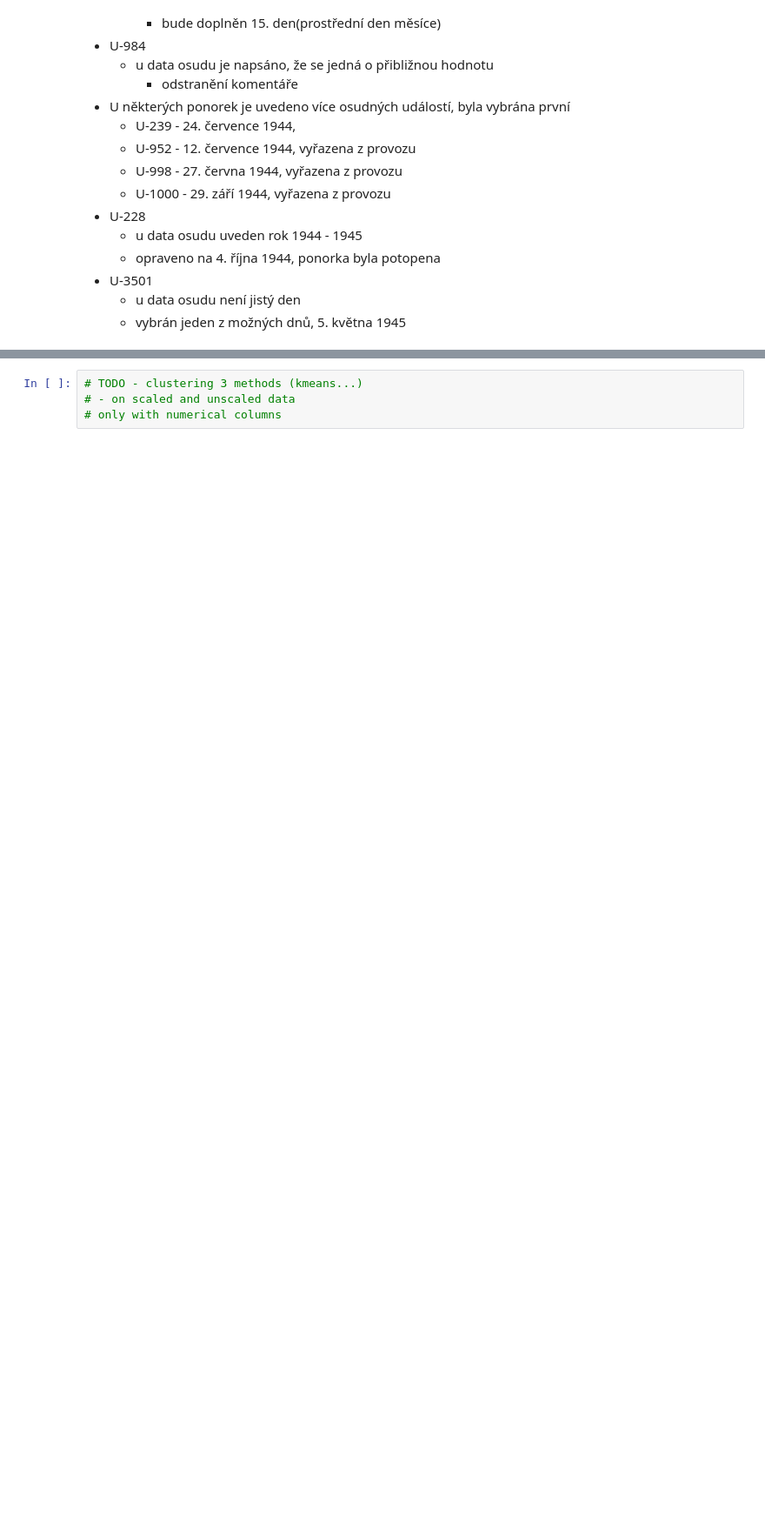
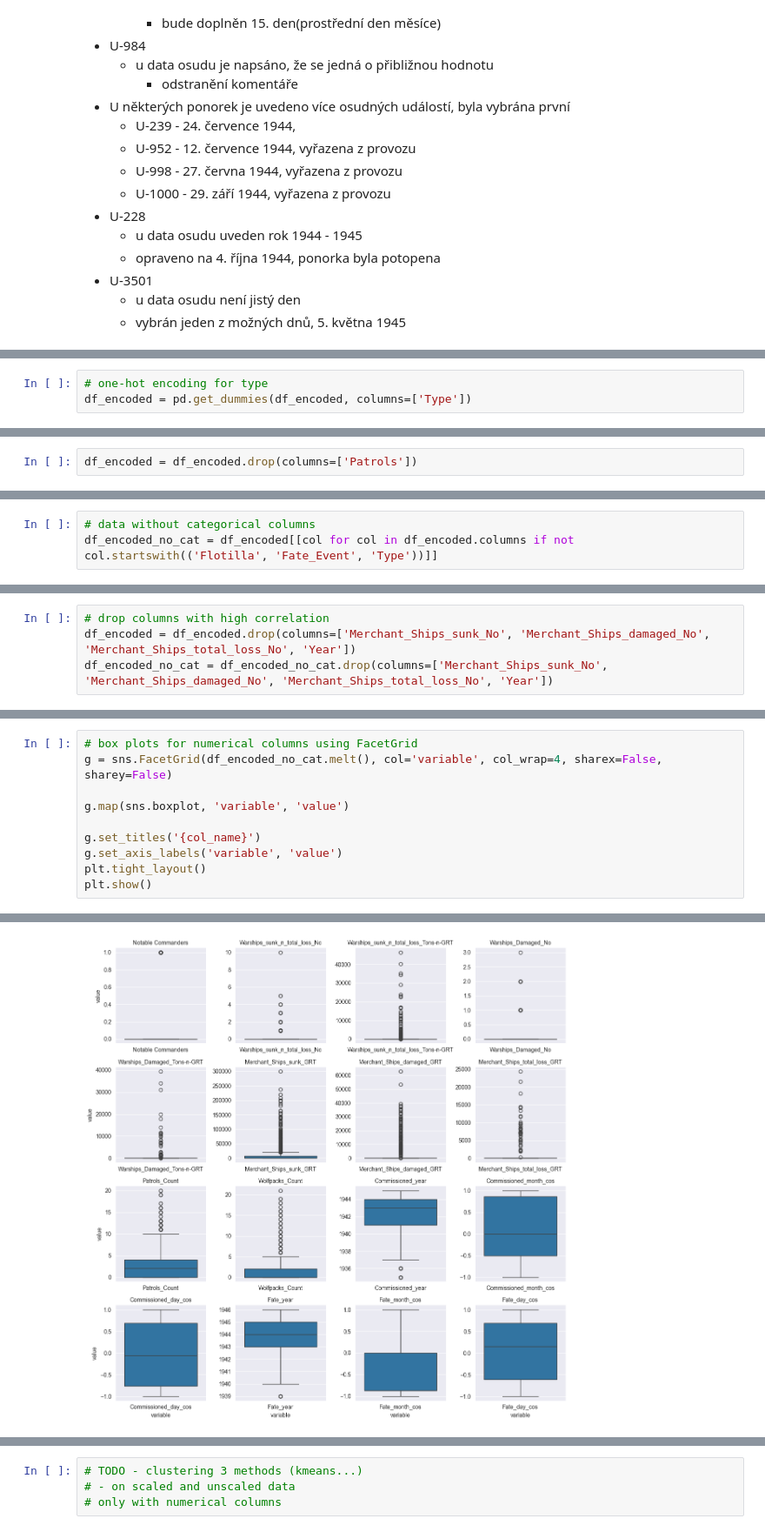
Before and after one commit to CMinusBool/SUU, a Jupyter notebook: clustering Project/clustering.ipynb, the cells around one changed output, grey strips where cells are left out. Shown at 87% size. Saved outputs shown, nothing was run; the diff lists cells and outputs as text; blank space fills up the shorter version.

```diff
--- a/clustering Project/clustering.ipynb
+++ b/clustering Project/clustering.ipynb
@@ -371,0 +614,3 @@ print_columns_descrbition(df)
+# %%
+# one-hot encoding for type
+df_encoded = pd.get_dummies(df_encoded, columns=['Type'])
@@ -371,0 +619,2 @@ print_columns_descrbition(df)
+# %%
+df_encoded = df_encoded.drop(columns=['Patrols'])
@@ -371,0 +675,3 @@ print_columns_descrbition(df)
+# %%
+# data without categorical columns
+df_encoded_no_cat = df_encoded[[col for col in df_encoded.columns if not col.startswith(('Flotilla', 'Fate_Event', 'Type'))]]
@@ -371,0 +721,4 @@ print_columns_descrbition(df)
+# %%
+# drop columns with high correlation
+df_encoded = df_encoded.drop(columns=['Merchant_Ships_sunk_No', 'Merchant_Ships_damaged_No', 'Merchant_Ships_total_loss_No', 'Year'])
+df_encoded_no_cat = df_encoded_no_cat.drop(columns=['Merchant_Ships_sunk_No', 'Merchant_Ships_damaged_No', 'Merchant_Ships_total_loss_No', 'Year'])
@@ -371,0 +732,11 @@ print_columns_descrbition(df)
+# %%
+# box plots for numerical columns using FacetGrid
+g = sns.FacetGrid(df_encoded_no_cat.melt(), col='variable', col_wrap=4, sharex=False, sharey=False)
+
+g.map(sns.boxplot, 'variable', 'value')
+
+g.set_titles('{col_name}')
+g.set_axis_labels('variable', 'value')
+plt.tight_layout()
+plt.show()
+# %% [output]
@@ -371,0 +744 @@ print_columns_descrbition(df)
+[figure, added]
```
Also changed, not shown: parts of 76 cells of this notebook, 1 other file.
